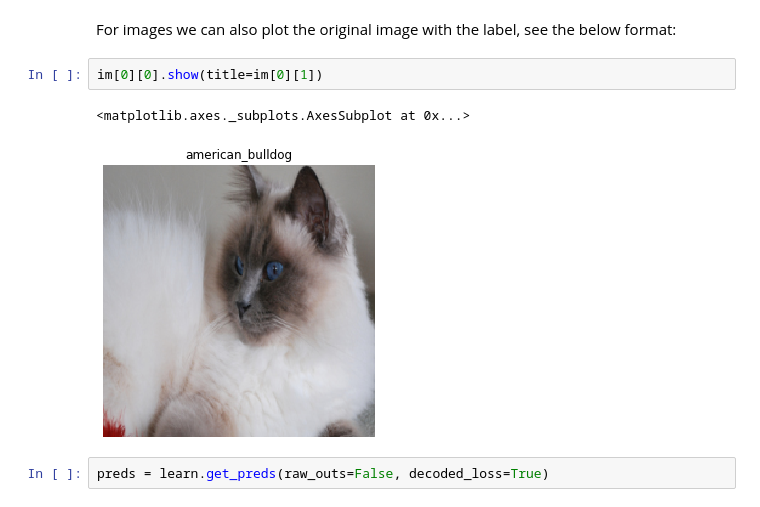
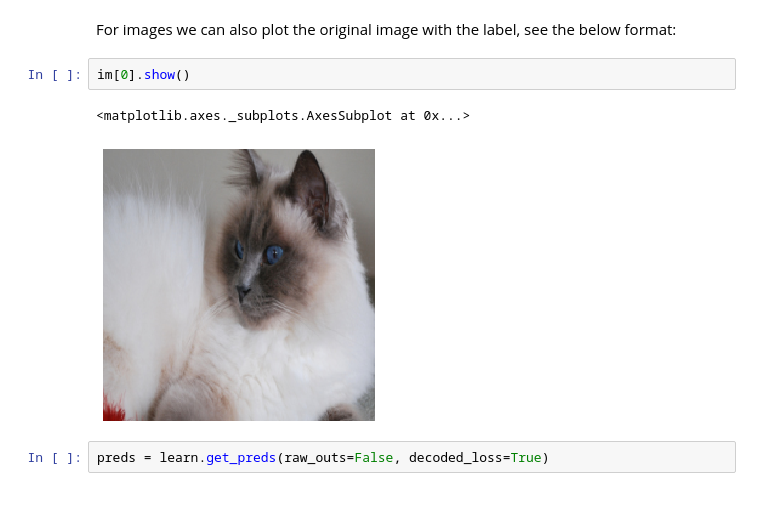
Before and after one commit to muellerzr/fastinference, a Jupyter notebook: nbs/00_inference.ipynb, the cells around one changed output. Saved outputs shown, nothing was run; the diff lists cells and outputs as text.

```diff
--- a/nbs/00_inference.ipynb
+++ b/nbs/00_inference.ipynb
@@ -155,10 +173,10 @@ name, probs
 # %% [markdown]
 For images we can also plot the original image with the label, see the below format:
 # %%
-im[0][0].show(title=im[0][1])
+im[0].show()
 # %% [output]
 <matplotlib.axes._subplots.AxesSubplot at 0x...>
-[figure, old version]
+[figure, new version]
 # %%
 preds = learn.get_preds(raw_outs=False, decoded_loss=True)
 # %% [markdown]
```
Also changed, not shown: parts of 13 cells of this notebook, 1 other file.
